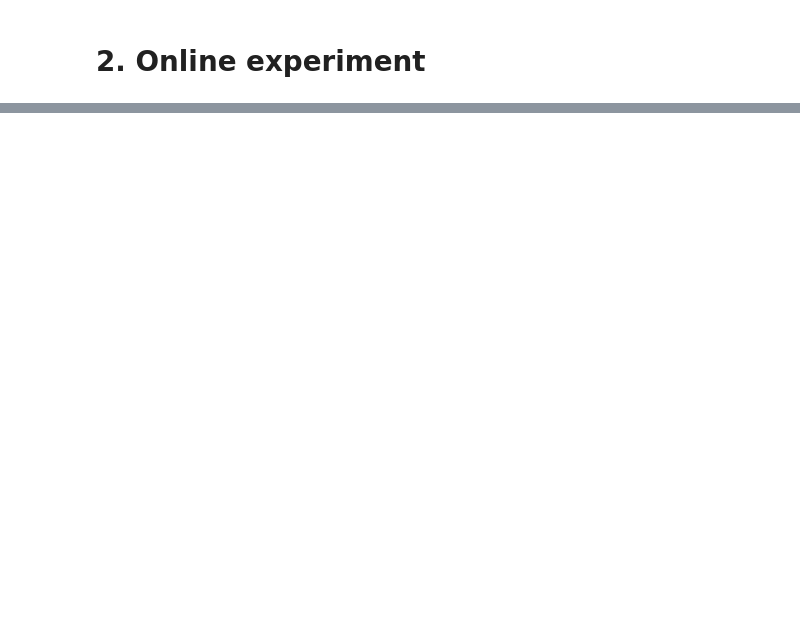
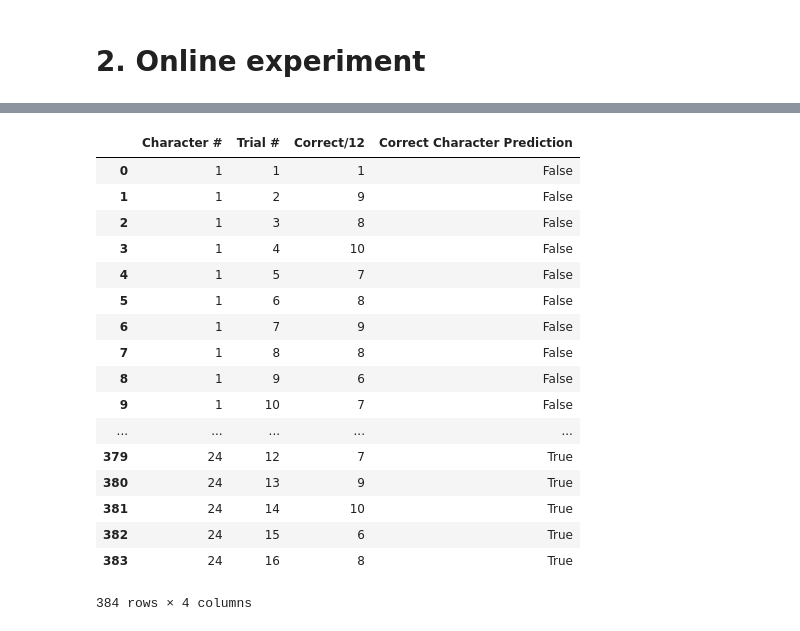
Before and after one commit to sofisappia/Online-simulation, a Jupyter notebook: online-simulation-LDA-P300.ipynb, the cells around one changed output, grey strips where cells are left out. Drawn from its saved outputs; the diff is of its cells as text; code cells hidden in the pictures; blank space fills up the shorter version.

```diff
--- a/online-simulation-LDA-P300.ipynb
+++ b/online-simulation-LDA-P300.ipynb
@@ -880,0 +898,21 @@ np.count_nonzero(a[-12:] == b[-12:])
+# %%
+X
+# %% [output]
+|  | Character # | Trial # | Correct/12 | Correct Character Prediction |
+| 0 | 1 | 1 | 1 | False |
+| 1 | 1 | 2 | 9 | False |
+| 2 | 1 | 3 | 8 | False |
+| 3 | 1 | 4 | 10 | False |
+| 4 | 1 | 5 | 7 | False |
+| 5 | 1 | 6 | 8 | False |
+| 6 | 1 | 7 | 9 | False |
+| 7 | 1 | 8 | 8 | False |
+| 8 | 1 | 9 | 6 | False |
+| 9 | 1 | 10 | 7 | False |
+| ... | ... | ... | ... | ... |
+| 379 | 24 | 12 | 7 | True |
+| 380 | 24 | 13 | 9 | True |
+| 381 | 24 | 14 | 10 | True |
+| 382 | 24 | 15 | 6 | True |
+| 383 | 24 | 16 | 8 | True |
+384 rows × 4 columns
```
Also changed, not shown: parts of 40 cells of this notebook.
